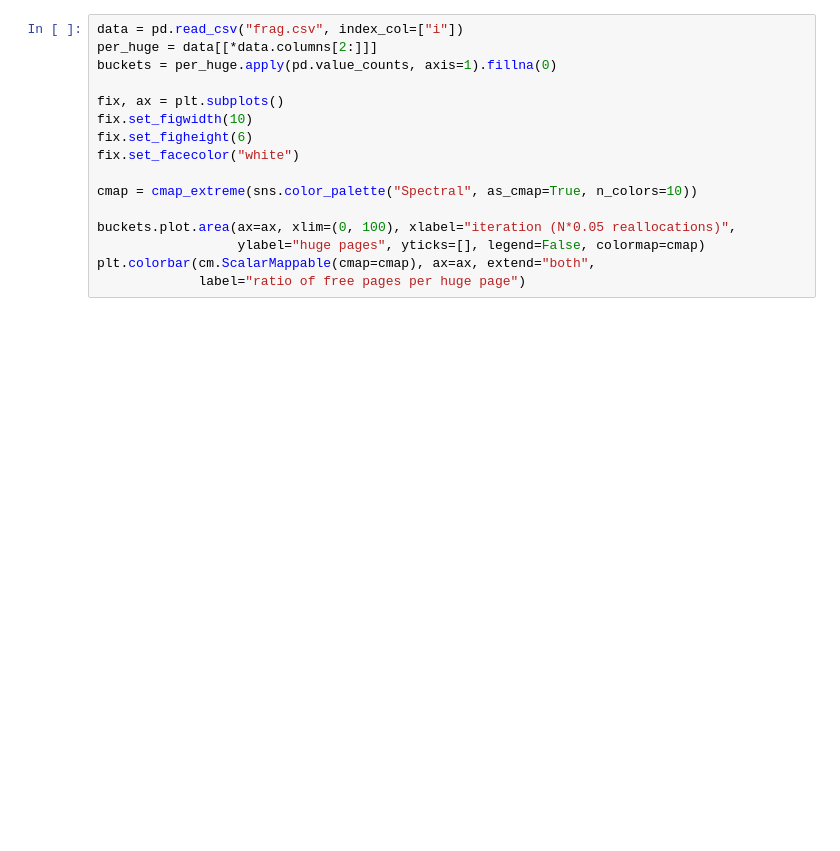
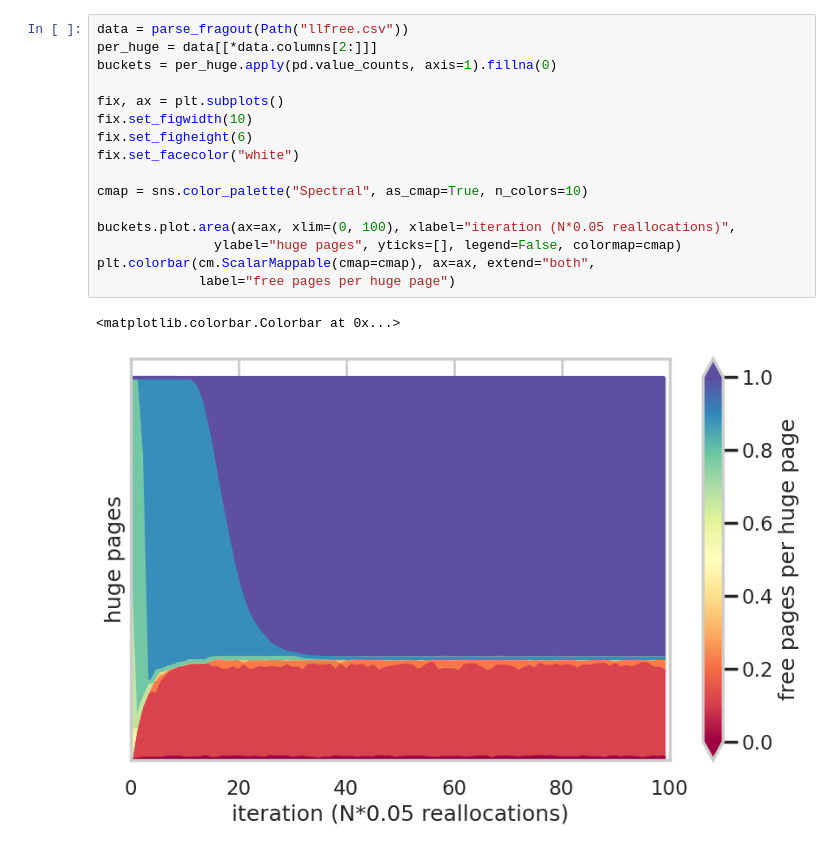
Before and after one commit to luhsra/llfree-rs, a Jupyter notebook: results/frag.ipynb, the cells around one changed output. Cells and saved outputs as stored; diff of their text form; blank space fills up the shorter version.

```diff
--- a/results/frag.ipynb
+++ b/results/frag.ipynb
@@ -54,19 +44,22 @@ plt.colorbar(cm.ScalarMappable(cmap=cmap), ax=ax, extend="both",
 # %%
-data = pd.read_csv("frag.csv", index_col=["i"])
+data = parse_fragout(Path("llfree.csv"))
 per_huge = data[[*data.columns[2:]]]
 buckets = per_huge.apply(pd.value_counts, axis=1).fillna(0)
 
 fix, ax = plt.subplots()
 fix.set_figwidth(10)
 fix.set_figheight(6)
 fix.set_facecolor("white")
 
-cmap = cmap_extreme(sns.color_palette("Spectral", as_cmap=True, n_colors=10))
+cmap = sns.color_palette("Spectral", as_cmap=True, n_colors=10)
 
 buckets.plot.area(ax=ax, xlim=(0, 100), xlabel="iteration (N*0.05 reallocations)",
-                  ylabel="huge pages", yticks=[], legend=False, colormap=cmap)
+               ylabel="huge pages", yticks=[], legend=False, colormap=cmap)
 plt.colorbar(cm.ScalarMappable(cmap=cmap), ax=ax, extend="both",
-             label="ratio of free pages per huge page")
+             label="free pages per huge page")
+# %% [output]
+<matplotlib.colorbar.Colorbar at 0x...>
+[figure, added]
 # %%
 # Heatmap Array
 fix, ax = plt.subplots()
```
Also changed, not shown: parts of 5 cells of this notebook, 19 other files.
